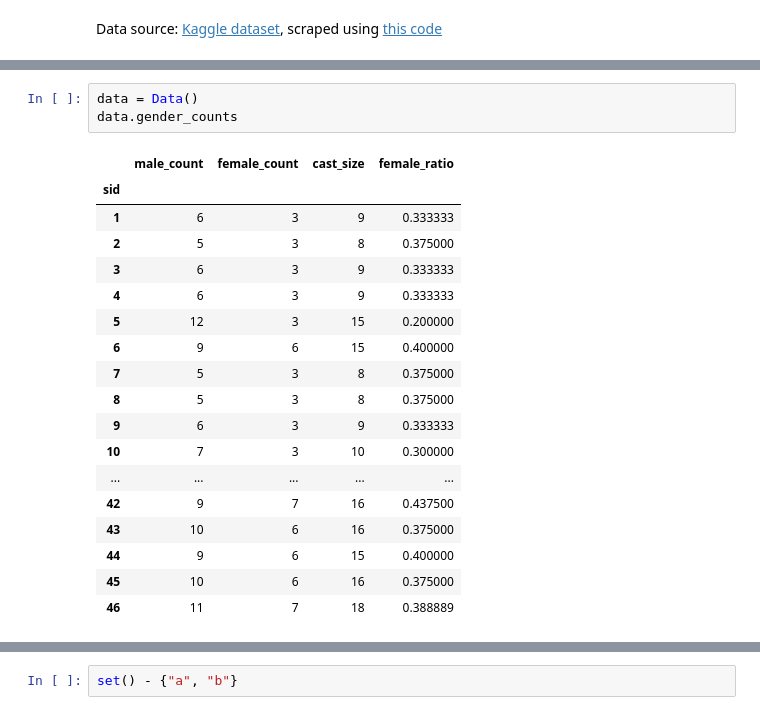
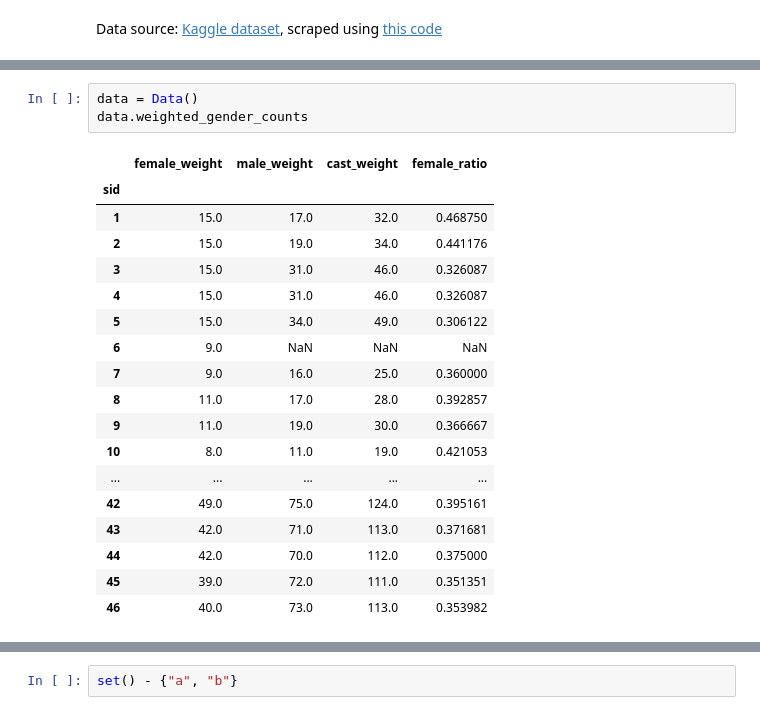
Before and after one commit to roshnik1/snl-analytics, a Jupyter notebook: explore.ipynb, the cells around one changed output, grey strips where cells are left out. Drawn from its saved outputs; the diff is of its cells as text.

```diff
--- a/explore.ipynb
+++ b/explore.ipynb
@@ -135,23 +172,23 @@ class Data:
         return df[df.sid == season]
 # %%
 data = Data()
-data.gender_counts
+data.weighted_gender_counts
 # %% [output]
-|  | male_count | female_count | cast_size | female_ratio |
+|  | female_weight | male_weight | cast_weight | female_ratio |
 | sid |  |  |  |  |
-| 1 | 6 | 3 | 9 | 0.333333 |
-| 2 | 5 | 3 | 8 | 0.375000 |
-| 3 | 6 | 3 | 9 | 0.333333 |
-| 4 | 6 | 3 | 9 | 0.333333 |
-| 5 | 12 | 3 | 15 | 0.200000 |
-| 6 | 9 | 6 | 15 | 0.400000 |
-| 7 | 5 | 3 | 8 | 0.375000 |
-| 8 | 5 | 3 | 8 | 0.375000 |
-| 9 | 6 | 3 | 9 | 0.333333 |
-| 10 | 7 | 3 | 10 | 0.300000 |
+| 1 | 15.0 | 17.0 | 32.0 | 0.468750 |
+| 2 | 15.0 | 19.0 | 34.0 | 0.441176 |
+| 3 | 15.0 | 31.0 | 46.0 | 0.326087 |
+| 4 | 15.0 | 31.0 | 46.0 | 0.326087 |
+| 5 | 15.0 | 34.0 | 49.0 | 0.306122 |
+| 6 | 9.0 | NaN | NaN | NaN |
+| 7 | 9.0 | 16.0 | 25.0 | 0.360000 |
+| 8 | 11.0 | 17.0 | 28.0 | 0.392857 |
+| 9 | 11.0 | 19.0 | 30.0 | 0.366667 |
+| 10 | 8.0 | 11.0 | 19.0 | 0.421053 |
 | ... | ... | ... | ... | ... |
-| 42 | 9 | 7 | 16 | 0.437500 |
-| 43 | 10 | 6 | 16 | 0.375000 |
-| 44 | 9 | 6 | 15 | 0.400000 |
-| 45 | 10 | 6 | 16 | 0.375000 |
-| 46 | 11 | 7 | 18 | 0.388889 |
+| 42 | 49.0 | 75.0 | 124.0 | 0.395161 |
+| 43 | 42.0 | 71.0 | 113.0 | 0.371681 |
+| 44 | 42.0 | 70.0 | 112.0 | 0.375000 |
+| 45 | 39.0 | 72.0 | 111.0 | 0.351351 |
+| 46 | 40.0 | 73.0 | 113.0 | 0.353982 |
```
Also changed, not shown: parts of 5 cells of this notebook.
